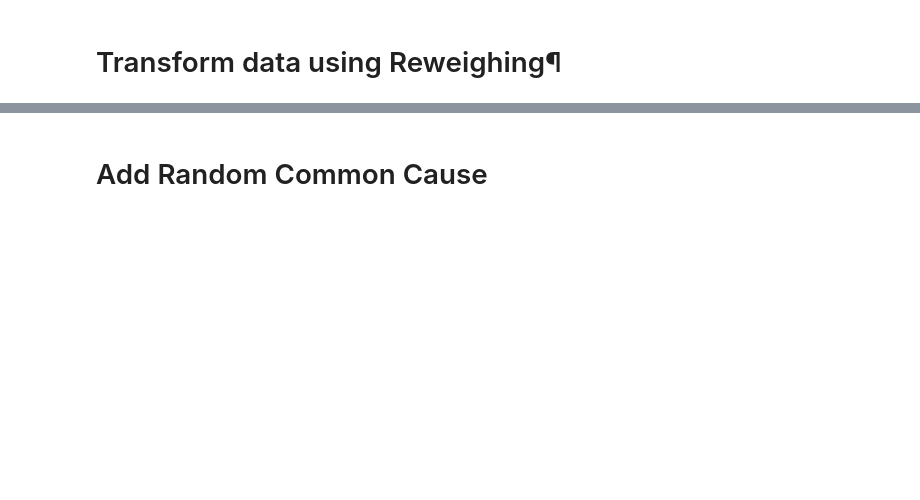
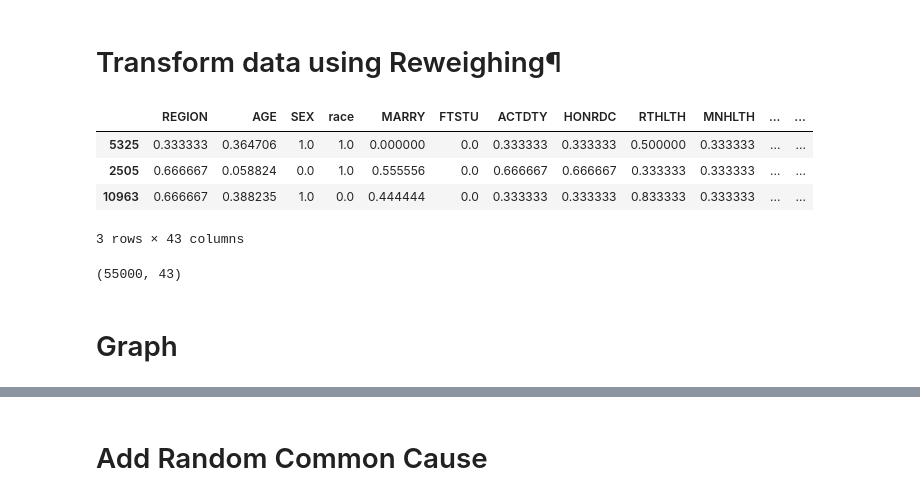
Before and after one commit to anonymous12138/Causality-Testing, a Jupyter notebook: src/dowhy/Reweighing/MEPS15-Race.ipynb, the cells around one changed output, grey strips where cells are left out. Drawn from its saved outputs; the diff is of its cells as text; code cells hidden in the pictures; blank space fills up the shorter version.

```diff
--- a/src/dowhy/Reweighing/MEPS15-Race.ipynb
+++ b/src/dowhy/Reweighing/MEPS15-Race.ipynb
@@ -14,6 +16,6 @@ warnings.filterwarnings('ignore')
 # %%
 from sklearn import preprocessing
-data = pd.read_csv('../../../data/MEPS/h181.csv')
+data = pd.read_csv('../../../data/h181.csv')
 
 # ## Drop NULL values
 data = data.dropna()
@@ -70,6 +72,6 @@ protected_attribute = 'race'
 from sklearn.preprocessing import MinMaxScaler
 
 scaler = MinMaxScaler()
-data = pd.DataFrame(scaler.fit_transform(data),columns = data.columns)
+dataset_orig = pd.DataFrame(scaler.fit_transform(data),columns = data.columns)
 
-print(data.head(5))
+(dataset_orig.head(5))
@@ -76,6 +96,6 @@ print(data.head(5))
 # %%
 # take a smaller sample
 
-data = data.sample(1000)
+dataset_orig = dataset_orig.sample(5000)
 # %% [markdown]
 # Transform data using Reweighing¶
@@ -100,12 +102,54 @@ df.head(3)
+# %%
+from aif360.algorithms.preprocessing.reweighing import Reweighing
+from aif360.datasets import BinaryLabelDataset
+from sklearn.preprocessing import MinMaxScaler
+from sklearn.model_selection import train_test_split
+from sklearn.linear_model import LogisticRegression
+from Measure import measure_final_score,calculate_recall,calculate_far,calculate_precision,calculate_accuracy
+
+dataset_orig_train,dataset_orig_test = train_test_split(dataset_orig,test_size=0.2,random_state=0)
+
+protected_attribute = "race"
+dataset = BinaryLabelDataset(df=dataset_orig_train, label_names=['Probability'], protected_attribute_names=[protected_attribute])
+
+X_train, y_train =  dataset_orig_train.loc[:, dataset_orig_train.columns != 'Probability'], dataset_orig_train['Probability']
+X_test, y_test = dataset_orig_test.loc[:, dataset_orig_test.columns != 'Probability'], dataset_orig_test['Probability']
+privileged_groups = [{protected_attribute: 1}]
+unprivileged_groups = [{protected_attribute: 0}]
+RW = Reweighing(unprivileged_groups=unprivileged_groups,
+                privileged_groups=privileged_groups)
+dataset_transf = RW.fit_transform(dataset)
+dataset_orig_train, weights = dataset_transf.convert_to_dataframe()
+
+X_train, y_train =  dataset_orig_train.loc[:, dataset_orig_train.columns != 'Probability'], dataset_orig_train['Probability']
+X_test, y_test = dataset_orig_test.loc[:, dataset_orig_test.columns != 'Probability'], dataset_orig_test['Probability']
+
+clf = LogisticRegression(C=1.0, penalty='l2', solver='liblinear', max_iter=100) # LSR
+clf.fit(X_train,y_train,sample_weight=weights['instance_weights'])
+
+print("aod :"+protected_attribute,measure_final_score(dataset_orig_test, clf, X_train, y_train, X_test, y_test, protected_attribute, 'aod'))
+print("eod :"+protected_attribute,measure_final_score(dataset_orig_test, clf, X_train, y_train, X_test, y_test, protected_attribute, 'eod'))
+print("SPD:",measure_final_score(dataset_orig_test, clf, X_train, y_train, X_test, y_test, protected_attribute, 'SPD'))
+print("DI:",measure_final_score(dataset_orig_test, clf, X_train, y_train, X_test, y_test, protected_attribute, 'DI'))
+# %% [output]
+|  | REGION | AGE | SEX | race | MARRY | FTSTU | ACTDTY | HONRDC | RTHLTH | MNHLTH | ... | ... |
+| 5325 | 0.333333 | 0.364706 | 1.0 | 1.0 | 0.000000 | 0.0 | 0.333333 | 0.333333 | 0.500000 | 0.333333 | ... | ... |
+| 2505 | 0.666667 | 0.058824 | 0.0 | 1.0 | 0.555556 | 0.0 | 0.666667 | 0.666667 | 0.333333 | 0.333333 | ... | ... |
+| 10963 | 0.666667 | 0.388235 | 1.0 | 0.0 | 0.444444 | 0.0 | 0.333333 | 0.333333 | 0.833333 | 0.333333 | ... | ... |
+3 rows × 43 columns
 # %%
 index = 0
-
+df = dataset_orig_train.copy()
 for i,row in df.iterrows():
     duplicate = round(weights["instance_weights"][int(index)])*10
-    for j in range(duplicate):
+    for j in range(int(duplicate)):
         df = df.append(row)
     index += 1
 print(df.shape)
+# %% [output]
+(55000, 43)
+# %% [markdown]
+# Graph
 # %%
 causal_graph = """
 digraph {
```
Also changed, not shown: parts of 10 cells of this notebook, 10 other files.
